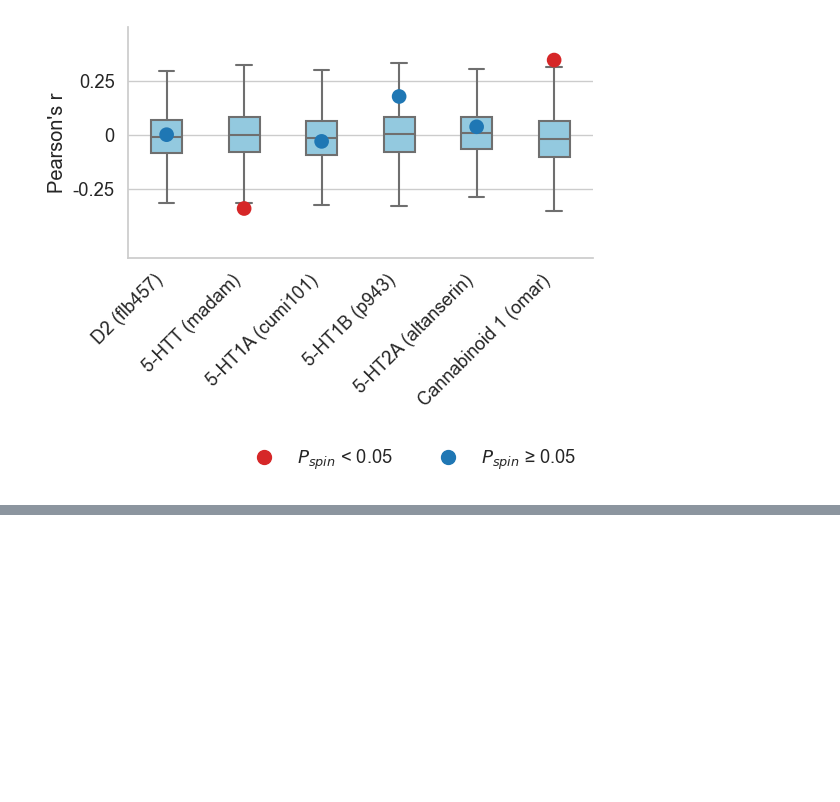
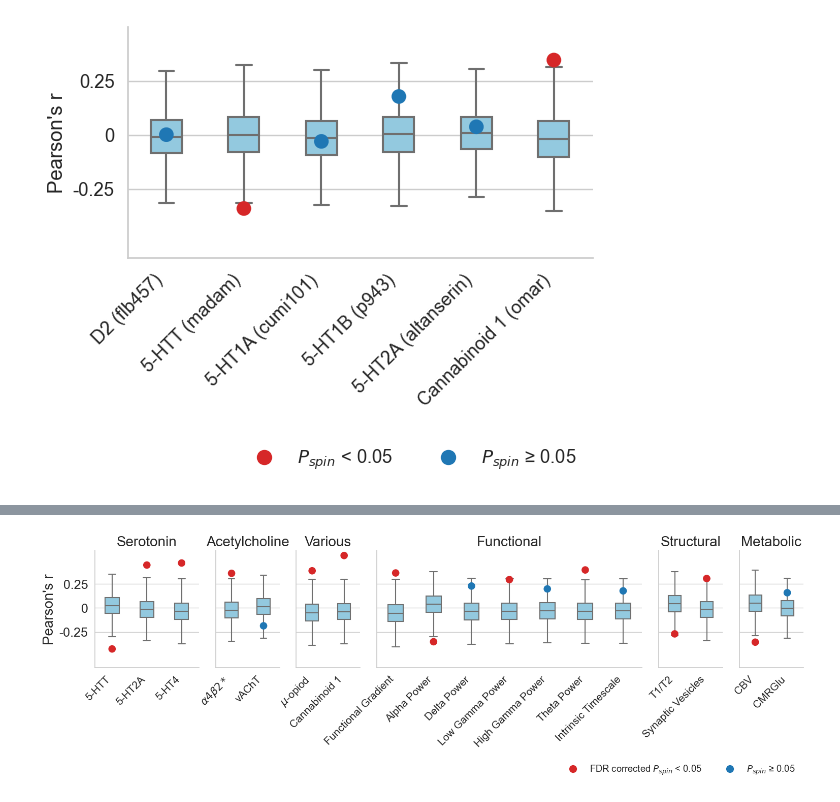
Before and after one commit to ltuominen/AP_brainorganization, a Jupyter notebook: code/Plot_corrs_nulls.ipynb, the cells around one changed output, grey strips where cells are left out. Saved outputs shown, nothing was run; the diff lists cells and outputs as text; code cells hidden in the pictures; blank space fills up the shorter version.

```diff
--- a/code/Plot_corrs_nulls.ipynb
+++ b/code/Plot_corrs_nulls.ipynb
@@ -306,0 +254,78 @@ plt.savefig(path + 'figures/Figure4.jpg', bbox_inches="tight", dpi=300)
+# %%
+# plot
+df_enigma['class'] = df_enigma['class'].str.replace('opioid', 'various')
+plot_order = ['serotonin', 'acetylcholine', 'various',
+               'functional', 'structural', 'metabolic']
+
+fig = plt.figure(figsize=(18,3))
+gs = fig.add_gridspec(1, 18, hspace=0.8, wspace=0.7)
+plt.rcParams['axes.spines.right'] = False
+plt.rcParams['axes.spines.top'] = False
+
+f_ax1 = fig.add_subplot(gs[0, 0:3]) # serotonin
+f_ax2 = fig.add_subplot(gs[0, 3:5], sharey=f_ax1) # ACh
+f_ax3 = fig.add_subplot(gs[0, 5:7], sharey=f_ax1) # Opioid + CB1
+#f_ax4 = fig.add_subplot(gs[0, 6], sharey=f_ax1) # Various
+f_ax5 = fig.add_subplot(gs[0, 7:14], sharey=f_ax1) # Various
+f_ax6 = fig.add_subplot(gs[0, 14:16], sharey=f_ax1) # Structural
+f_ax7 = fig.add_subplot(gs[0, 16:], sharey=f_ax1) # metabolic
+
+plt.rcParams['axes.spines.right'] = False
+plt.rcParams['axes.spines.top'] = False
+
+for i,ax in enumerate(fig.get_axes()):
+    corrs = df_enigma[df_enigma['class'] == plot_order[i]]
+    nulls = pd.DataFrame(np.column_stack([nulls_enigma.get(s) for s in corrs['source']]))
+    nulls.columns = list(corrs['source'])
+
+    color = ((corrs['pspin'] > 0.05).astype(int)).tolist()
+    color = [(0.839, 0.152, 0.156) if c == 0 else (0.121, 0.466, 0.705) for c in color]
+
+    x = np.arange(corrs.shape[0])
+    cpalette = dict(zip(x, color))
+
+    ax1 = sns.boxplot(data=nulls, width=0.4, fliersize=0, color ='skyblue', ax=ax);
+    ax2 = sns.pointplot(x=x,
+                  y=corrs['rho'],
+                  palette=cpalette,
+                  join = False ,
+                  scale=1.2,
+                  ax=ax1);
+
+    # make pretty
+    children1 = ax1.get_children()
+    children2 = ax2.get_children()
+
+    # Set the zorder of the children of the boxplot to 1
+    for child in children1:
+        child.set_zorder(10)
+
+    # Set the zorder of the children of the pointplot to 2
+    for child in children2:
+        child.set_zorder(20)
+
+    ax1.set_axisbelow(True)
+
+    ax1.set_title(plot_order[i].capitalize(), fontsize=20)
+    if i in [0,7]:
+        ax1.set(yticks=[-.25, 0, .25])
+        ax1.set_yticklabels([ '-0.25', '0', '0.25'], fontsize=30)
+        ax1.set_ylabel("Pearson's r", fontsize=20)
+        ax1.tick_params(axis='y', labelsize=18)
+    else:
+        ax1.tick_params(axis='y', which='both', length=0, labelleft=False)
+        ax1.set_ylabel(None)
+        ax1.spines['left'].set_visible(True)
+
+    ax1.set_xticklabels(list(corrs['target']), rotation=45, ha="right", fontsize=15)
+
+
+blue_circle = mlines.Line2D([], [], color=(0.839, 0.152, 0.156), marker='o', linestyle='None',
+                          markersize=10, label='FDR corrected $P_{spin}$ < 0.05')
+red_circle = mlines.Line2D([], [], color=(0.121, 0.466, 0.705), marker='o', linestyle='None',
+                          markersize=10, label='$P_{spin}$ ≥ 0.05' )
+plt.legend(handles=[blue_circle, red_circle], frameon=False, bbox_to_anchor=(1, -0.75), ncol=2);
+
+plt.savefig(os.path.join(base_path, 'figures', 'Figure4.jpg'), bbox_inches='tight', dpi=300)
+# %% [output]
+[figure, added]
```
Also changed, not shown: parts of 11 cells of this notebook, 20 other files.
